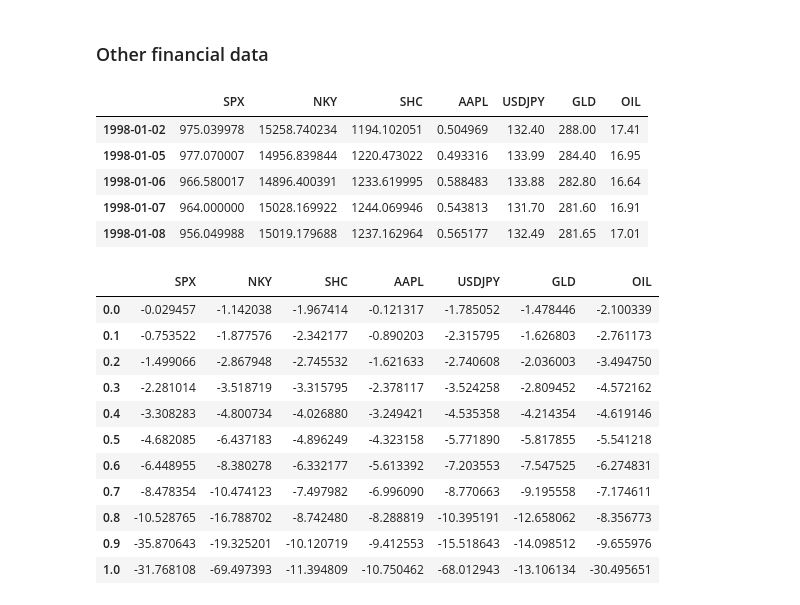
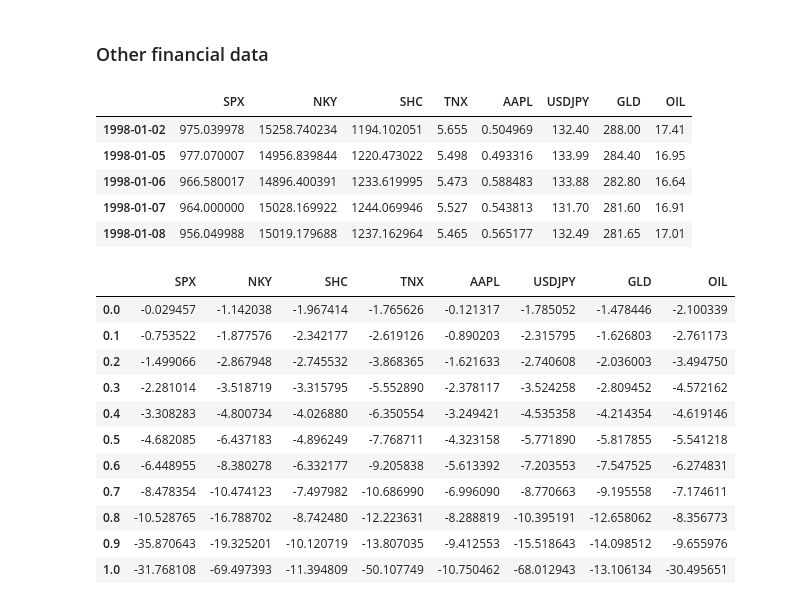
Before and after one commit to zjmyue/fracdiff, a Jupyter notebook: sample/examples/examples.ipynb, the cells around one changed output. Saved outputs shown, nothing was run; the diff lists cells and outputs as text; code cells hidden in the pictures.

```diff
--- a/sample/examples/examples.ipynb
+++ b/sample/examples/examples.ipynb
@@ -154,35 +159,36 @@ plt.show()
 ### Other financial data
 # %%
 tickers_yahoo = {
-    'SPX': '^GSPC',
-    'NKY': '^N225',
-    'SHC': '^SSEC',
-    'AAPL': 'AAPL',
+    'SPX': '^GSPC',  # S&P 500
+    'NKY': '^N225',  # Nikkei 225
+    'SHC': '^SSEC',  # Shanghai composite
+    'TNX': '^TNX',   # US 10y treasury yield
+    'AAPL': 'AAPL',  # Apple
 }
 tickers_fred = {
-    'USDJPY': 'DEXJPUS',
-    'GLD': 'GOLDPMGBD228NLBM',
-    'OIL': 'DCOILWTICO',
+    'USDJPY': 'DEXJPUS',        # USD/JPY
+    'GLD': 'GOLDPMGBD228NLBM',  # Gold
+    'OIL': 'DCOILWTICO',        # Crude Oil
 }
 
 prices_yahoo = pd.DataFrame({
     ticker: pandas_datareader.data.DataReader(symbol, 'yahoo', '1997-12-01', '2018-12-31')['Adj Close']
     for ticker, symbol in tickers_yahoo.items()
 })
 prices_fred = pd.DataFrame({
     ticker: pandas_datareader.data.DataReader(symbol, 'fred', '1997-12-01', '2018-12-31').iloc[:, 0]
     for ticker, symbol in tickers_fred.items()
 })
 
 prices = pd.concat([prices_yahoo, prices_fred], axis=1).fillna(method='ffill').loc['1998-01-02':]
 prices.head()
 # %% [output]
-|  | SPX | NKY | SHC | AAPL | USDJPY | GLD | OIL |
-| 1998-01-02 | 975.039978 | 15258.740234 | 1194.102051 | 0.504969 | 132.40 | 288.00 | 17.41 |
-| 1998-01-05 | 977.070007 | 14956.839844 | 1220.473022 | 0.493316 | 133.99 | 284.40 | 16.95 |
-| 1998-01-06 | 966.580017 | 14896.400391 | 1233.619995 | 0.588483 | 133.88 | 282.80 | 16.64 |
-| 1998-01-07 | 964.000000 | 15028.169922 | 1244.069946 | 0.543813 | 131.70 | 281.60 | 16.91 |
-| 1998-01-08 | 956.049988 | 15019.179688 | 1237.162964 | 0.565177 | 132.49 | 281.65 | 17.01 |
+|  | SPX | NKY | SHC | TNX | AAPL | USDJPY | GLD | OIL |
+| 1998-01-02 | 975.039978 | 15258.740234 | 1194.102051 | 5.655 | 0.504969 | 132.40 | 288.00 | 17.41 |
+| 1998-01-05 | 977.070007 | 14956.839844 | 1220.473022 | 5.498 | 0.493316 | 133.99 | 284.40 | 16.95 |
+| 1998-01-06 | 966.580017 | 14896.400391 | 1233.619995 | 5.473 | 0.588483 | 133.88 | 282.80 | 16.64 |
+| 1998-01-07 | 964.000000 | 15028.169922 | 1244.069946 | 5.527 | 0.543813 | 131.70 | 281.60 | 16.91 |
+| 1998-01-08 | 956.049988 | 15019.179688 | 1237.162964 | 5.465 | 0.565177 | 132.49 | 281.65 | 17.01 |
 # %%
 orders = np.linspace(0.0, 1.0, 11)
 window = 1000
@@ -201,18 +207,18 @@ df_stats = pd.DataFrame([
 
 df_stats
 # %% [output]
-|  | SPX | NKY | SHC | AAPL | USDJPY | GLD | OIL |
-| 0.0 | -0.029457 | -1.142038 | -1.967414 | -0.121317 | -1.785052 | -1.478446 | -2.100339 |
-| 0.1 | -0.753522 | -1.877576 | -2.342177 | -0.890203 | -2.315795 | -1.626803 | -2.761173 |
-| 0.2 | -1.499066 | -2.867948 | -2.745532 | -1.621633 | -2.740608 | -2.036003 | -3.494750 |
-| 0.3 | -2.281014 | -3.518719 | -3.315795 | -2.378117 | -3.524258 | -2.809452 | -4.572162 |
-| 0.4 | -3.308283 | -4.800734 | -4.026880 | -3.249421 | -4.535358 | -4.214354 | -4.619146 |
-| 0.5 | -4.682085 | -6.437183 | -4.896249 | -4.323158 | -5.771890 | -5.817855 | -5.541218 |
-| 0.6 | -6.448955 | -8.380278 | -6.332177 | -5.613392 | -7.203553 | -7.547525 | -6.274831 |
-| 0.7 | -8.478354 | -10.474123 | -7.497982 | -6.996090 | -8.770663 | -9.195558 | -7.174611 |
-| 0.8 | -10.528765 | -16.788702 | -8.742480 | -8.288819 | -10.395191 | -12.658062 | -8.356773 |
-| 0.9 | -35.870643 | -19.325201 | -10.120719 | -9.412553 | -15.518643 | -14.098512 | -9.655976 |
-| 1.0 | -31.768108 | -69.497393 | -11.394809 | -10.750462 | -68.012943 | -13.106134 | -30.495651 |
+|  | SPX | NKY | SHC | TNX | AAPL | USDJPY | GLD | OIL |
+| 0.0 | -0.029457 | -1.142038 | -1.967414 | -1.765626 | -0.121317 | -1.785052 | -1.478446 | -2.100339 |
+| 0.1 | -0.753522 | -1.877576 | -2.342177 | -2.619126 | -0.890203 | -2.315795 | -1.626803 | -2.761173 |
+| 0.2 | -1.499066 | -2.867948 | -2.745532 | -3.868365 | -1.621633 | -2.740608 | -2.036003 | -3.494750 |
+| 0.3 | -2.281014 | -3.518719 | -3.315795 | -5.552890 | -2.378117 | -3.524258 | -2.809452 | -4.572162 |
+| 0.4 | -3.308283 | -4.800734 | -4.026880 | -6.350554 | -3.249421 | -4.535358 | -4.214354 | -4.619146 |
+| 0.5 | -4.682085 | -6.437183 | -4.896249 | -7.768711 | -4.323158 | -5.771890 | -5.817855 | -5.541218 |
+| 0.6 | -6.448955 | -8.380278 | -6.332177 | -9.205838 | -5.613392 | -7.203553 | -7.547525 | -6.274831 |
+| 0.7 | -8.478354 | -10.474123 | -7.497982 | -10.686990 | -6.996090 | -8.770663 | -9.195558 | -7.174611 |
+| 0.8 | -10.528765 | -16.788702 | -8.742480 | -12.223631 | -8.288819 | -10.395191 | -12.658062 | -8.356773 |
+| 0.9 | -35.870643 | -19.325201 | -10.120719 | -13.807035 | -9.412553 | -15.518643 | -14.098512 | -9.655976 |
+| 1.0 | -31.768108 | -69.497393 | -11.394809 | -50.107749 | -10.750462 | -68.012943 | -13.106134 | -30.495651 |
 # %%
 _, _, _, _, crit, _ = adfuller(prices['SPX'].values)
 crit_5pc = crit['5%']
```
Also changed, not shown: parts of 6 cells of this notebook, 4 other files.
